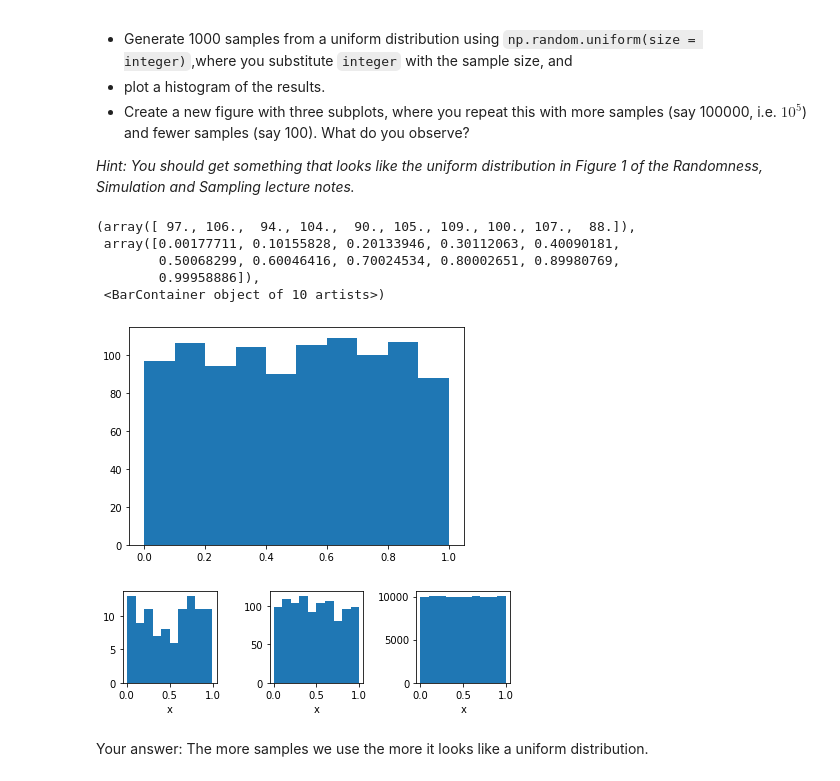
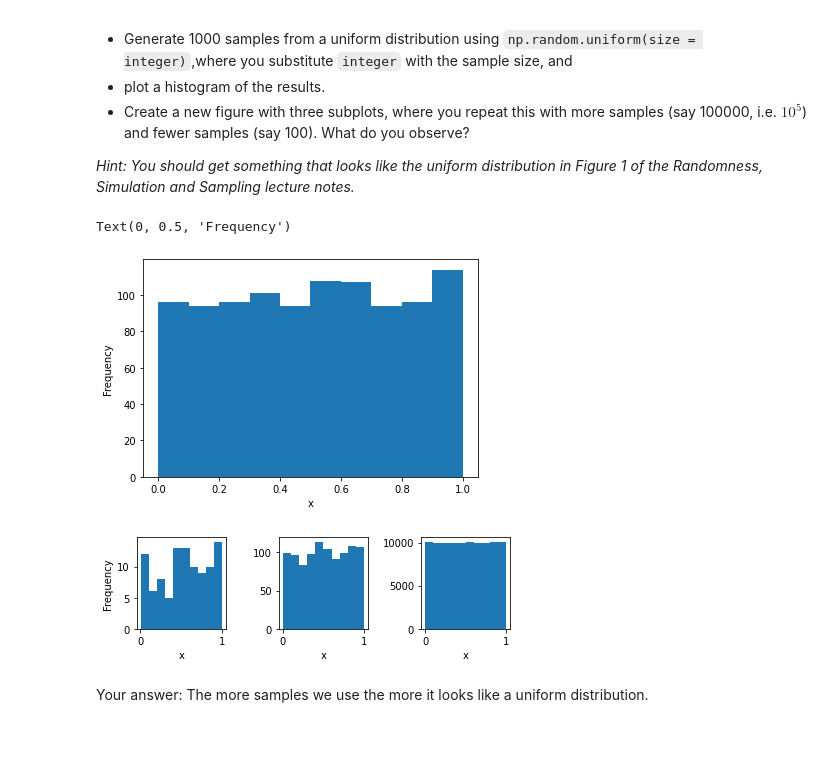
Before and after one commit to Inf2-FDS/FDS-S1-10-randomness-sampling-simulations, a Jupyter notebook: weekS2-02-simulations_cleaned.ipynb, the cells around one changed output. Cells and saved outputs as stored; diff of their text form; code cells hidden in the pictures; blank space fills up the shorter version.

```diff
--- a/weekS2-02-simulations_cleaned.ipynb
+++ b/weekS2-02-simulations_cleaned.ipynb
@@ -41,28 +41,27 @@ First we'll test sampling from probability distributions in python. For a unifor
 # Your code
 x = np.random.uniform(size=1000)
 plt.hist(x, 10)
+plt.xlabel("x")
+plt.ylabel("Frequency")
 # %% [output]
-(array([ 97., 106.,  94., 104.,  90., 105., 109., 100., 107.,  88.]),
- array([0.00177711, 0.10155828, 0.20133946, 0.30112063, 0.40090181,
-        0.50068299, 0.60046416, 0.70024534, 0.80002651, 0.89980769,
-        0.99958886]),
- <BarContainer object of 10 artists>)
+Text(0, 0.5, 'Frequency')
-[figure, old version]
+[figure, new version]
 # %%
 # Your code
 x1 = np.random.uniform(size=100)
 x2 = np.random.uniform(size=1000)
 x3 = np.random.uniform(size=100000)
 fig, (ax1, ax2, ax3) = plt.subplots(1,3, figsize=(6,2))
 ax1.hist(x1, 10)
 ax1.set_xlabel("x")
+ax1.set_ylabel("Frequency")
 ax2.hist(x2, 10)
 ax2.set_xlabel("x")
 ax3.hist(x3, 10)
 ax3.set_xlabel("x")
 plt.tight_layout()
 # %% [output]
-[figure, old version]
+[figure, new version]
 # %% [markdown]
 Your answer:
 The more samples we use the more it looks like a uniform distribution.
```
Also changed, not shown: parts of 26 cells of this notebook, 3 other files.
